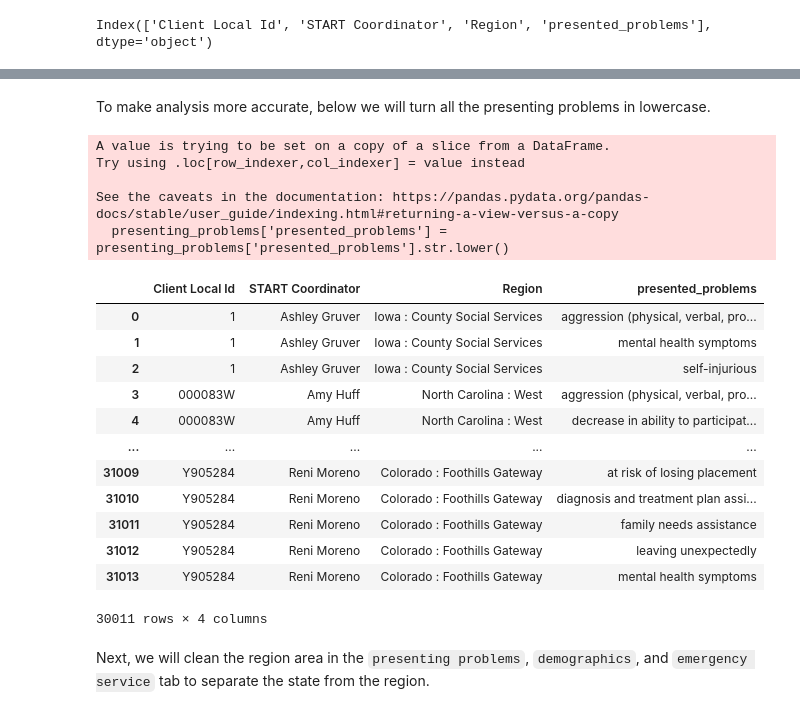
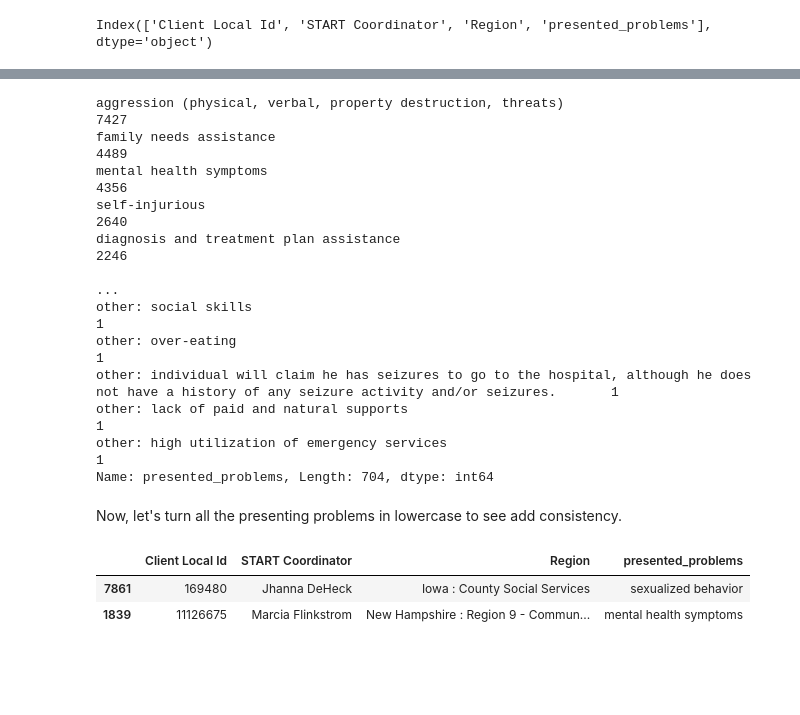
Before and after one commit to aimenabdulaziz/qss_final_project, a Jupyter notebook: code/01_notebook.ipynb, the cells around one changed output, grey strips where cells are left out. Saved outputs shown, nothing was run; the diff lists cells and outputs as text; code cells hidden in the pictures; blank space fills up the shorter version.

```diff
--- a/code/01_notebook.ipynb
+++ b/code/01_notebook.ipynb
@@ -189,7 +186,0 @@ Here we eliminate the rows that have other presenting problems and verify none a
-# %%
-# delete any observations with other within presenting problems
-presenting_problems = presenting_problems[presenting_problems['presented_problems'].str.contains('Other:') == False]
-presenting_problems
-
-# checking no observations with other presenting problems remained
-len(presenting_problems[presenting_problems['presented_problems'].str.contains('Other:') == True].value_counts())
@@ -211,26 +187,24 @@ len(presenting_problems[presenting_problems['presented_problems'].str.contains('
+# %%
+presenting_problems['presented_problems'].value_counts()
+# %% [output]
+aggression (physical, verbal, property destruction, threats)                                                                                        7427
+family needs assistance                                                                                                                             4489
+mental health symptoms                                                                                                                              4356
+self-injurious                                                                                                                                      2640
+diagnosis and treatment plan assistance                                                                                                             2246
+                                                                                                                                                    ...
+other: social skills                                                                                                                                   1
+other: over-eating                                                                                                                                     1
+other: individual will claim he has seizures to go to the hospital, although he does not have a history of any seizure activity and/or seizures.       1
+other: lack of paid and natural supports                                                                                                               1
+other: high utilization of emergency services                                                                                                          1
+Name: presented_problems, Length: 704, dtype: int64
 # %% [markdown]
-To make analysis more accurate, below we will turn all the presenting problems in lowercase.
+Now, let's turn all the presenting problems in lowercase to see add consistency.
 # %%
 presenting_problems['presented_problems'] = presenting_problems['presented_problems'].str.lower()
-presenting_problems
+presenting_problems.sample(2)
 # %% [output]
-A value is trying to be set on a copy of a slice from a DataFrame.
-Try using .loc[row_indexer,col_indexer] = value instead
-
-See the caveats in the documentation: https://pandas.pydata.org/pandas-docs/stable/user_guide/indexing.html#returning-a-view-versus-a-copy
-  presenting_problems['presented_problems'] = presenting_problems['presented_problems'].str.lower()
 |  | Client Local Id | START Coordinator | Region | presented_problems |
-| 0 | 1 | Ashley Gruver | Iowa : County Social Services | aggression (physical, verbal, pro... |
-| 1 | 1 | Ashley Gruver | Iowa : County Social Services | mental health symptoms |
-| 2 | 1 | Ashley Gruver | Iowa : County Social Services | self-injurious |
-| 3 | 000083W | Amy Huff | North Carolina : West | aggression (physical, verbal, pro... |
-| 4 | 000083W | Amy Huff | North Carolina : West | decrease in ability to participat... |
-| ... | ... | ... | ... | ... |
-| 31009 | Y905284 | Reni Moreno | Colorado : Foothills Gateway | at risk of losing placement |
-| 31010 | Y905284 | Reni Moreno | Colorado : Foothills Gateway | diagnosis and treatment plan assi... |
-| 31011 | Y905284 | Reni Moreno | Colorado : Foothills Gateway | family needs assistance |
-| 31012 | Y905284 | Reni Moreno | Colorado : Foothills Gateway | leaving unexpectedly |
-| 31013 | Y905284 | Reni Moreno | Colorado : Foothills Gateway | mental health symptoms |
+| 7861 | 169480 | Jhanna DeHeck | Iowa : County Social Services | sexualized behavior |
+| 1839 | 11126675 | Marcia Flinkstrom | New Hampshire : Region 9 - Commun... | mental health symptoms |
-30011 rows × 4 columns
-# %% [markdown]
-Next, we will clean the region area in the `presenting problems`, `demographics`, and `emergency service` tab to separate the state from the region.
```
Also changed, not shown: parts of 15 cells of this notebook.
